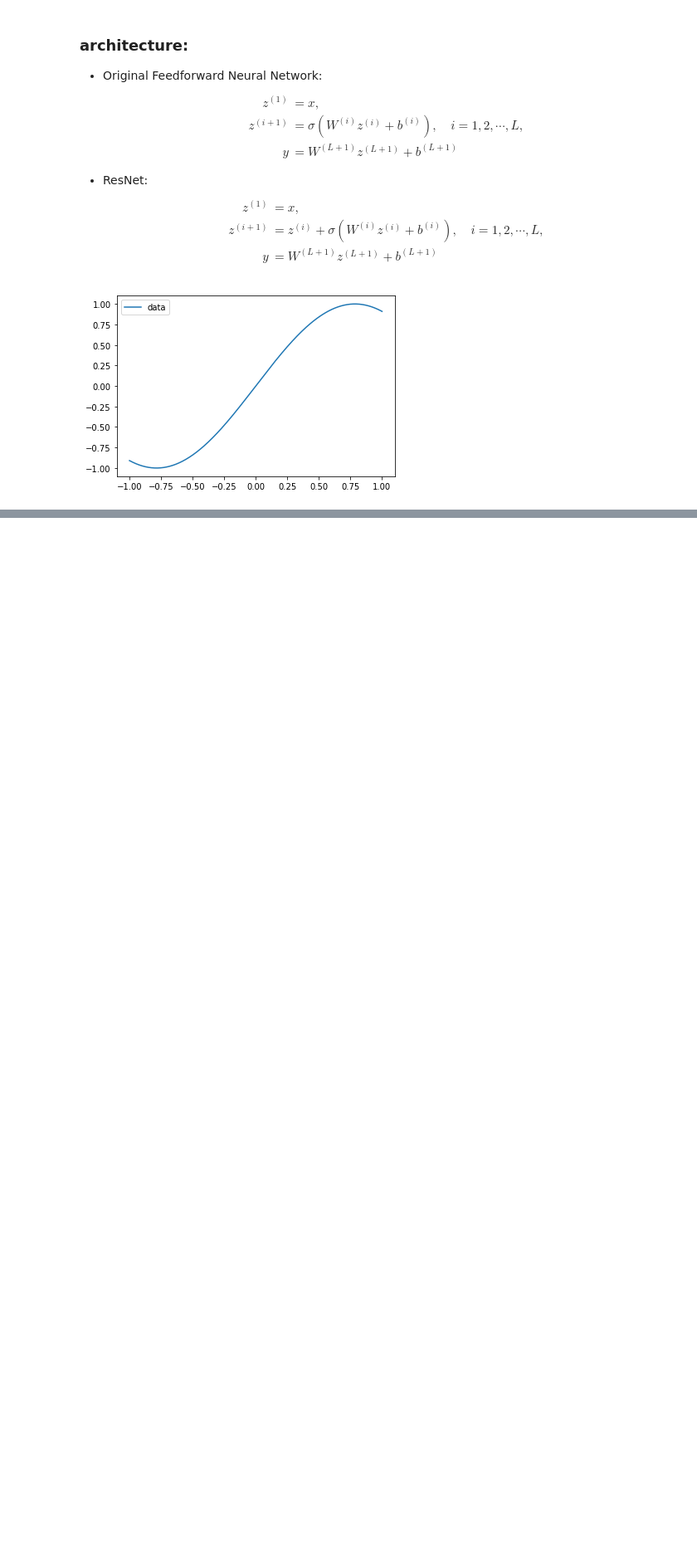
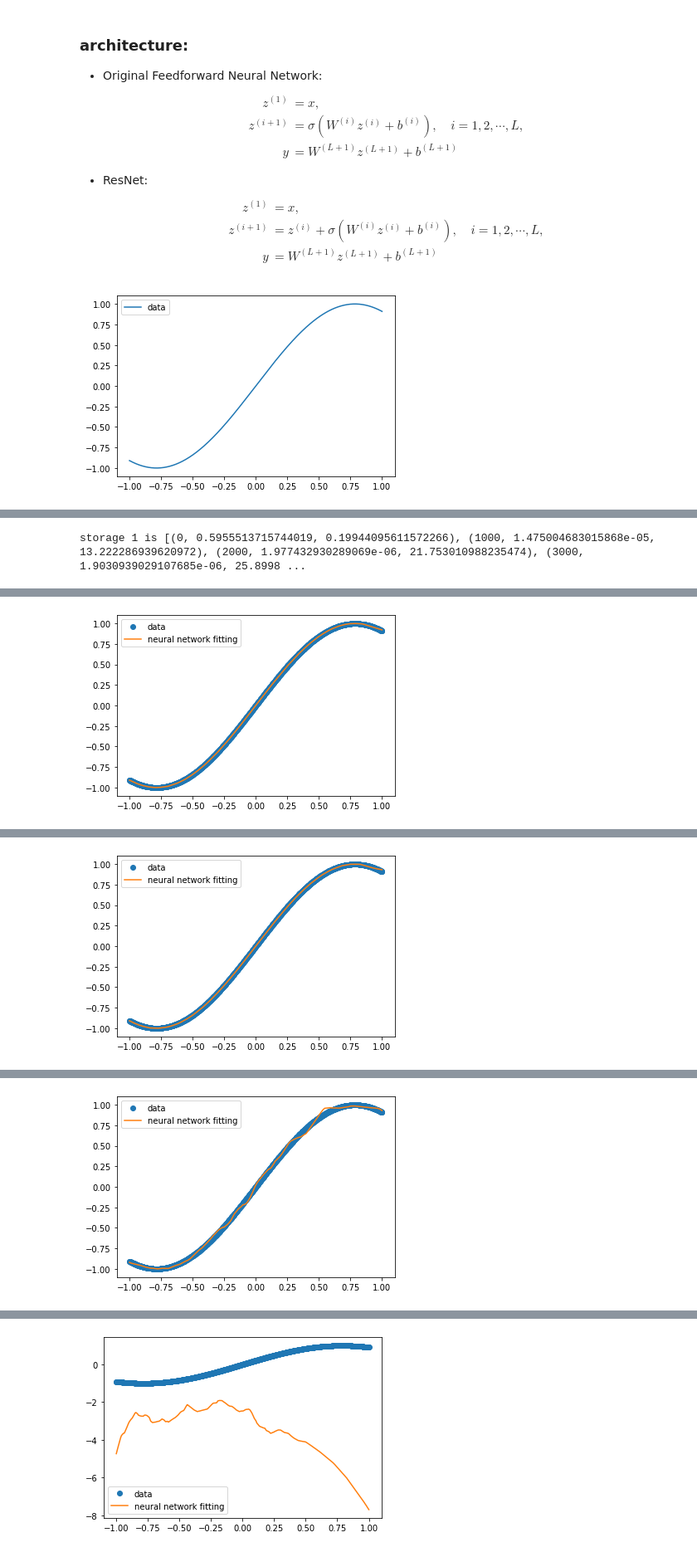
Before and after one commit to davivaug2/math4000_machine_learning_2023, a Jupyter notebook: hmwk7_MATH4000_machine_learning_Vaughan_2023_03_08.ipynb, the cells around one changed output, grey strips where cells are left out. Shown: that part at 83% size. Cells and saved outputs as stored; diff of their text form; code cells hidden in the pictures; blank space fills up the shorter version.

```diff
--- a/hmwk7_MATH4000_machine_learning_Vaughan_2023_03_08.ipynb
+++ b/hmwk7_MATH4000_machine_learning_Vaughan_2023_03_08.ipynb
@@ -221,6 +255,11 @@ for i in range(4):
+# %%
+print("storage 1 is",storag1)
+# %% [output]
+storage 1 is [(0, 0.5955513715744019, 0.19944095611572266), (1000, 1.475004683015868e-05, 13.222286939620972), (2000, 1.977432930289069e-06, 21.753010988235474), (3000, 1.9030939029107685e-06, 25.8998 ...
 # %%
 #### Res Net
 layers = 10
+storag2 =[]
 for i in range(4):
 
   fcn = FNN(input_size=1, output_size=1, num_layers=layers, hidden_size=32, activiation='relu')
@@ -246,6 +285,8 @@ for i in range(4):
       if epoch%1000 == 0:
           time_end = time.time()
           print("epoch: %d; MSE: %.2e; elapsed time: %.2f sec"%(epoch, loss.item(), time_end-time_start))
+          storag2.append((epoch, loss.item(), time_end-time_start))
+
 
   # plot
   plt.figure()
@@ -254,3 +295,4 @@ for i in range(4):
   plt.legend()
   plt.show()
   layers += 20
+# %% [output]
@@ -256,0 +309 @@ for i in range(4):
+[figure, added]
@@ -256,0 +320 @@ for i in range(4):
+[figure, added]
@@ -256,0 +331 @@ for i in range(4):
+[figure, added]
@@ -256,0 +342 @@ for i in range(4):
+[figure, added]
```
Also changed, not shown: parts of 7 cells of this notebook.
